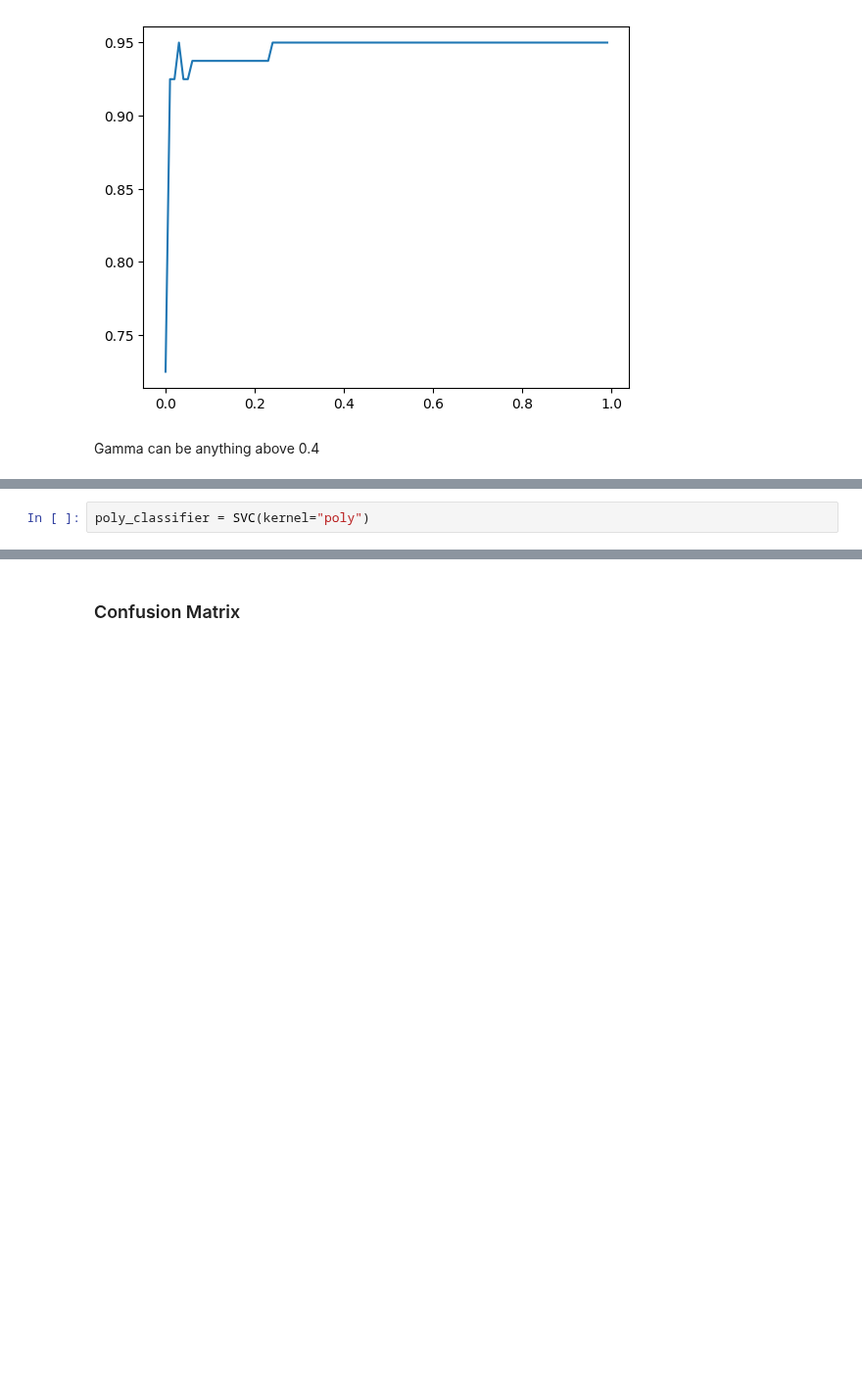
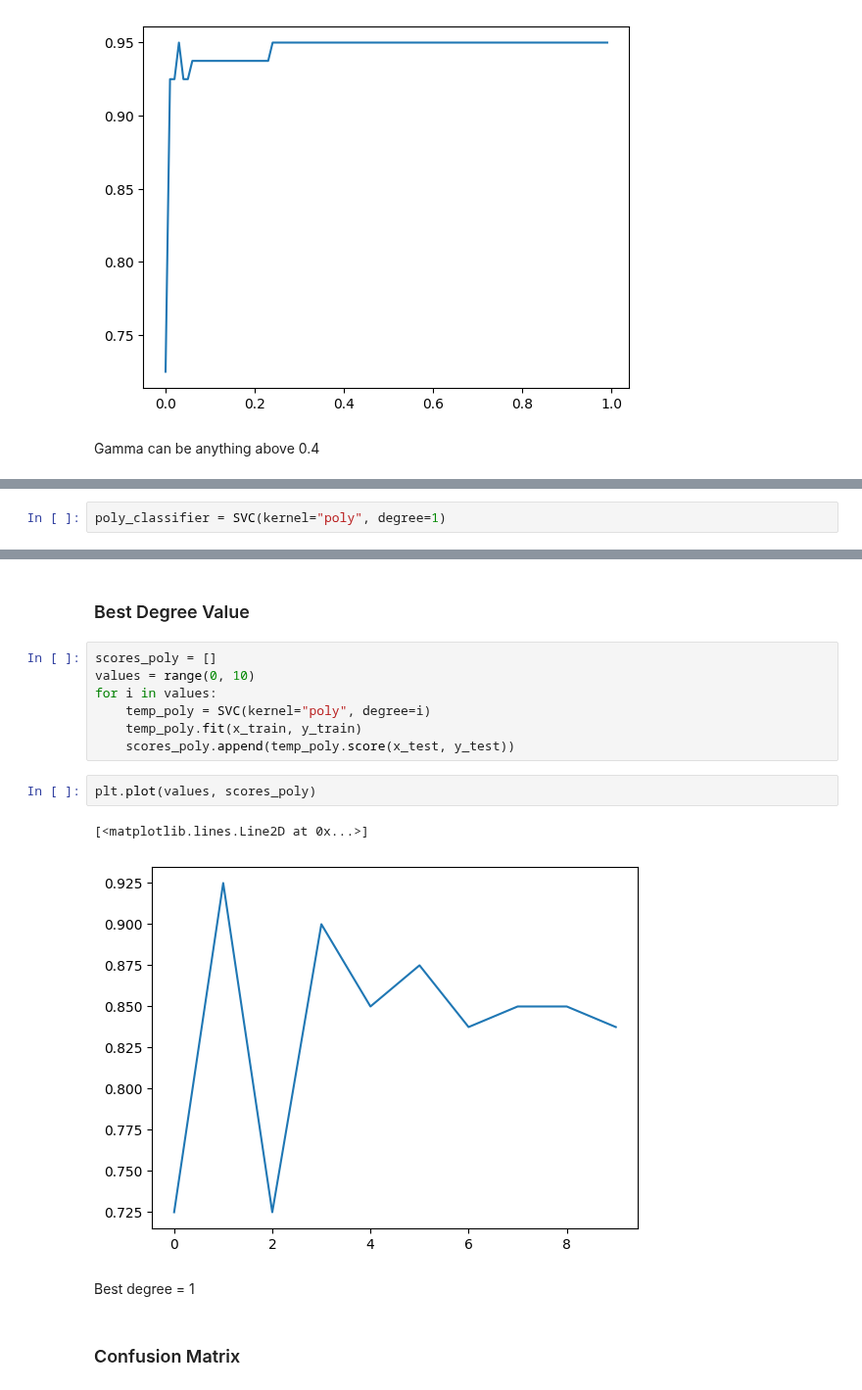
Before and after one commit to lingeshnafeax/DataScience, a Jupyter notebook: Machine Learning/Classification/SupportVectorMachine.ipynb, the cells around one changed output, grey strips where cells are left out. Shown at 98% size. Cells and saved outputs as stored; diff of their text form; blank space fills up the shorter version.

```diff
--- a/Machine Learning/Classification/SupportVectorMachine.ipynb
+++ b/Machine Learning/Classification/SupportVectorMachine.ipynb
@@ -139,5 +183,5 @@ Gamma can be anything above 0.4
 # %%
-poly_classifier = SVC(kernel="poly")
+poly_classifier = SVC(kernel="poly", degree=1)
 # %%
 poly_classifier.fit(x_train, y_train)
 # %% [output]
@@ -153,3 +197,19 @@ array([0, 0, 0, 0, 0, 0, 0, 1, 0, 1, 0, 0, 0, 0, 0, 0, 0, 0, 1, 0, 0, 1,
+# %% [markdown]
+### Best Degree Value
+# %%
+scores_poly = []
+values = range(0, 10)
+for i in values:
+    temp_poly = SVC(kernel="poly", degree=i)
+    temp_poly.fit(x_train, y_train)
+    scores_poly.append(temp_poly.score(x_test, y_test))
+# %%
+plt.plot(values, scores_poly)
+# %% [output]
+[<matplotlib.lines.Line2D at 0x...>]
+[figure, added]
+# %% [markdown]
+Best degree = 1
 # %% [markdown]
 ### Confusion Matrix
 # %%
```
Also changed, not shown: parts of 25 cells of this notebook.
